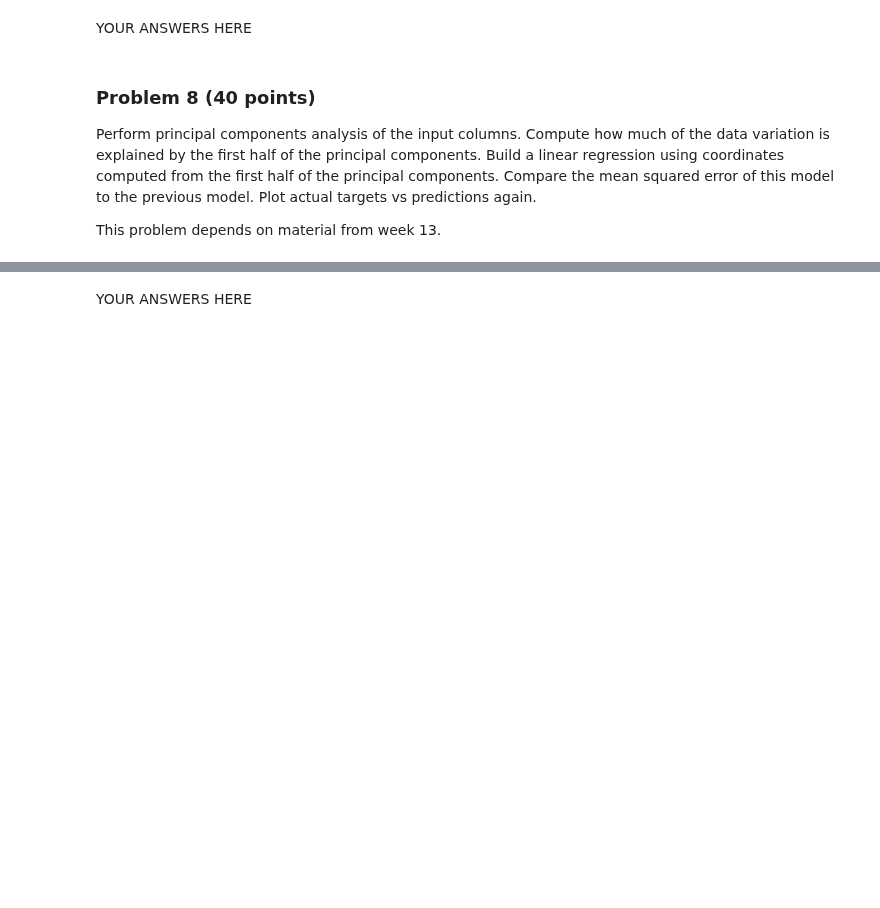
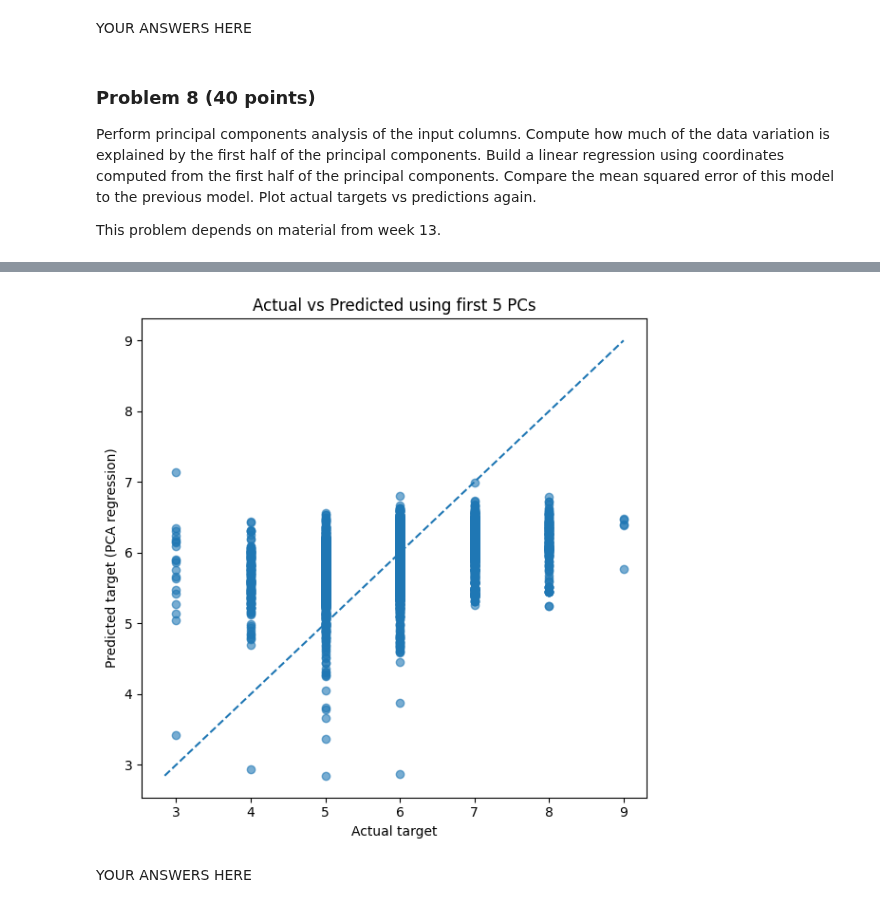
Before and after one commit to JCameronH/dx601-final-project, a Jupyter notebook: project.ipynb, the cells around one changed output, grey strips where cells are left out. Cells and saved outputs as stored; diff of their text form; code cells hidden in the pictures; blank space fills up the shorter version.

```diff
--- a/project.ipynb
+++ b/project.ipynb
@@ -359,0 +358,85 @@ This problem depends on material from week 13.
+# %%
+# YOUR CODE HERE
+
+input_cols = df.columns.drop("target")
+X = df[input_cols].to_numpy()
+y = df["target"].to_numpy()
+
+n_features = X.shape[1]
+half_components = n_features // 2  # "first half" of PCs
+
+print(f"Number of original input features: {n_features}")
+print(f"Using first {half_components} principal components.\n")
+
+# -----------------------------
+# 2. Standardize features manually (z-score)
+# -----------------------------
+X_mean = X.mean(axis=0)
+X_std = X.std(axis=0, ddof=0)
+
+# Avoid division by zero for constant columns
+X_std_safe = np.where(X_std == 0, 1, X_std)
+X_scaled = (X - X_mean) / X_std_safe
+
+# -----------------------------
+# 3. PCA on standardized inputs
+# -----------------------------
+pca = PCA(n_components=n_features)
+X_pca_full = pca.fit_transform(X_scaled)
+
+explained_variance_ratios = pca.explained_variance_ratio_
+
+# Variation explained by first half of PCs
+var_first_half = explained_variance_ratios[:half_components].sum()
+print(f"Explained variance by first {half_components} PCs: {var_first_half:.4f}")
+print(f"That is {var_first_half * 100:.2f}% of the total variation.\n")
+
+# Optional: see breakdown per component
+for i, ratio in enumerate(explained_variance_ratios, start=1):
+    print(f"PC{i}: {ratio:.4f}")
+print()
+
+# -----------------------------
+# 4. Linear regression on first half of PCs
+# -----------------------------
+X_pca_reduced = X_pca_full[:, :half_components]
+
+pca_model = sklearn.linear_model.LinearRegression()
+pca_model.fit(X_pca_reduced, y)
+
+y_pred_pca = pca_model.predict(X_pca_reduced)
+
+# Manual MSE
+mse_pca = np.mean((y - y_pred_pca) ** 2)
+print(f"MSE using first {half_components} principal components: {mse_pca:.4f}")
+
+# -----------------------------
+# 5. Compare to previous full-feature model
+#    (rebuild here using same allowed libs)
+# -----------------------------
+full_model = sklearn.linear_model.LinearRegression()
+full_model.fit(X, y)
+y_pred_full = full_model.predict(X)
+mse_full = np.mean((y - y_pred_full) ** 2)
+
+print(f"MSE using all original input features: {mse_full:.4f}")
+
+if mse_pca < mse_full:
+    print("→ PCA-based model has LOWER MSE than the full model.")
+else:
+    print("→ PCA-based model has HIGHER or similar MSE than the full model.")
+
+# -----------------------------
+# 6. Plot: actual targets vs predictions (PCA model)
+# -----------------------------
+plt.figure(figsize=(6, 6))
+plt.scatter(y, y_pred_pca, alpha=0.6)
+min_val = min(y.min(), y_pred_pca.min())
+max_val = max(y.max(), y_pred_pca.max())
+plt.plot([min_val, max_val], [min_val, max_val], linestyle="--")  # 45° line
+plt.xlabel("Actual target")
+plt.ylabel("Predicted target (PCA regression)")
+plt.title(f"Actual vs Predicted using first {half_components} PCs")
+plt.tight_layout()
+plt.show()
+# %% [output]
@@ -360,3 +460,4 @@ This problem depends on material from week 13.
+[figure, added]
 # %% [markdown]
 YOUR ANSWERS HERE
 # %% [markdown]
```
Also changed, not shown: parts of 3 cells of this notebook.
